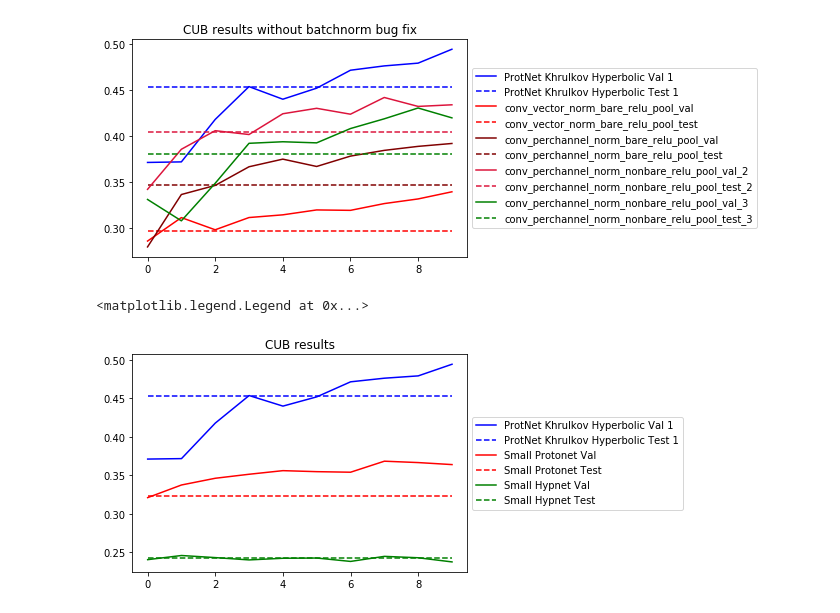
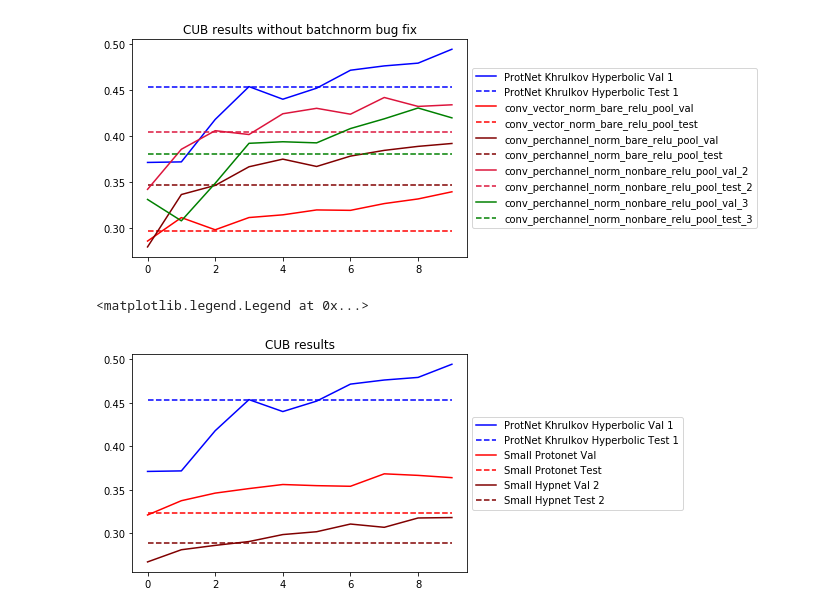
Before and after one commit to isaykatsman/hyperbolic-image-embeddings, a Jupyter notebook: examples/fewshot/few_shot_benchmarks.ipynb, the cells around one changed output. Cells and saved outputs as stored; diff of their text form; code cells hidden in the pictures.

```diff
--- a/examples/fewshot/few_shot_benchmarks.ipynb
+++ b/examples/fewshot/few_shot_benchmarks.ipynb
@@ -268,27 +268,37 @@ plt.legend(loc='center left', bbox_to_anchor=(1, 0.5))
 # %%
 # with proper normalization, bare relu, pool (no log-exp or project)
 
 # val: 0.3683
 # test: 0.3238 + 0.0047
 small_protonet_val = [0.3210933402627707, 0.3374933404922488, 0.34621334132552156, 0.35141334104537947, 0.3560800080895423, 0.3547733415365219, 0.35405334112048154, 0.36834667420387257, 0.3665600078999996, 0.3639466744661332]
 small_protonet_test = [0.3238] * 10
 
 # val: 0.2460
 # test: 0.2426 + 0.0031
 small_hypnet_val = [0.24064000457525253, 0.24602667140960666, 0.2433066718876362, 0.240293338611722, 0.24245333820581436, 0.24274667222797872, 0.23834667158126832, 0.24490667140483857, 0.24309333780407905, 0.23770667150616645]
 small_hypnet_test = [0.2426] * 10
 
+# non-buggy small hypnet
+# val: 0.3182
+# test: 0.2884 + 0.0041
+small_hypnet_val_2 = [0.26725333920121175, 0.2812266729176045, 0.2862133394479753, 0.2906400066316126, 0.2986400066912171, 0.30189333957433717, 0.3107200061678886, 0.30696000638604165, 0.31768000659346574, 0.3181600069999695]
+small_hypnet_test_2 = [0.2884] * 10
+
 plt.title('CUB results')
 plt.plot(protonet_val_results_nbn, label='ProtNet Khrulkov Hyperbolic Val 1', color='blue')
 plt.plot(protonet_test_results_nbn, label='ProtNet Khrulkov Hyperbolic Test 1', linestyle='dashed', color='blue')
 
 plt.plot(small_protonet_val, label='Small Protonet Val', color='red')
 plt.plot(small_protonet_test, label='Small Protonet Test', linestyle='dashed', color='red')
 
-plt.plot(small_hypnet_val, label='Small Hypnet Val', color='green')
-plt.plot(small_hypnet_test, label='Small Hypnet Test', linestyle='dashed', color='green')
+# plt.plot(small_hypnet_val, label='Small Hypnet Val', color='green')
+# plt.plot(small_hypnet_test, label='Small Hypnet Test', linestyle='dashed', color='green')
+
+plt.plot(small_hypnet_val_2, label='Small Hypnet Val 2', color='maroon')
+plt.plot(small_hypnet_test_2, label='Small Hypnet Test 2', linestyle='dashed', color='maroon')
+
 
 plt.legend(loc='center left', bbox_to_anchor=(1, 0.5))
 # %% [output]
 <matplotlib.legend.Legend at 0x...>
-[figure, old version]
+[figure, new version]
```
Also changed, not shown: parts of 1 cell of this notebook, 2 other files.
